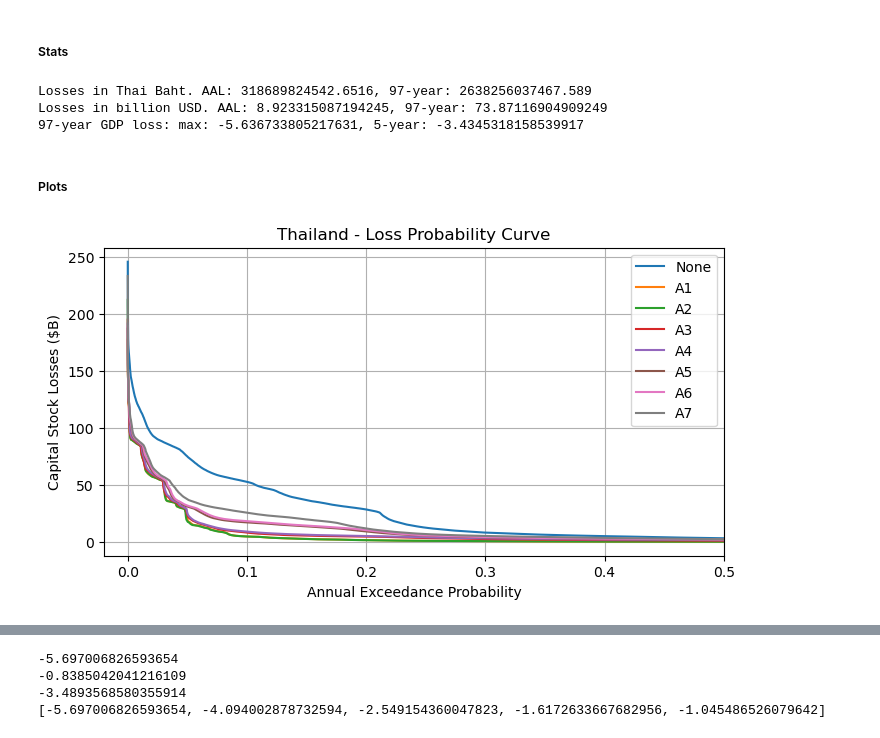
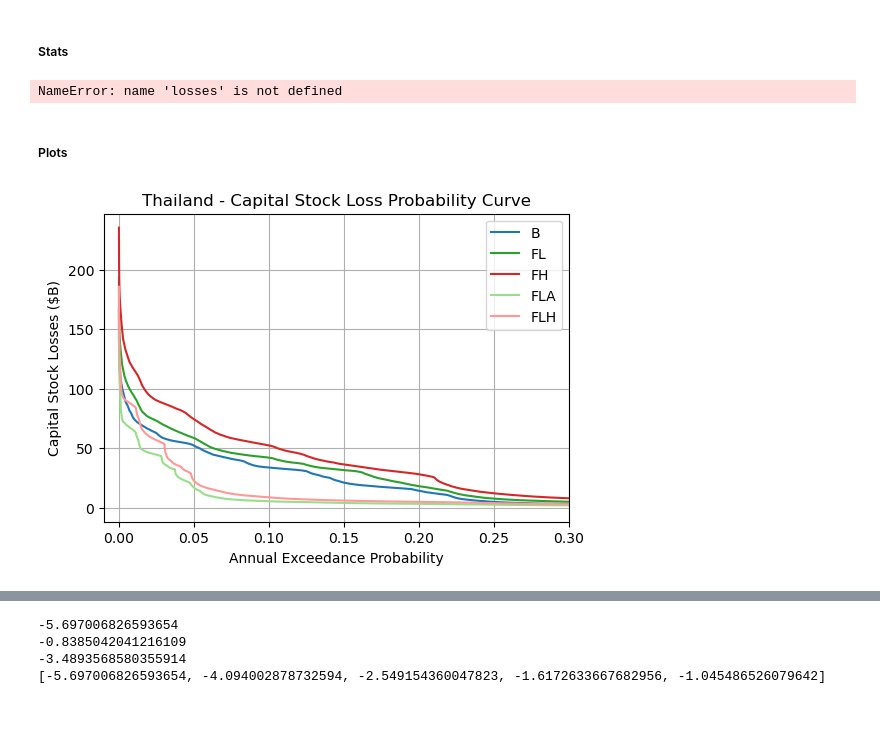
Before and after one commit to mvbnffc/sovereign-risk-tha, a Jupyter notebook: jupyter/flood_risk_DIGNAD_implementation.ipynb, the cells around one changed output, grey strips where cells are left out. Saved outputs shown, nothing was run; the diff lists cells and outputs as text; code cells hidden in the pictures.

Commit message:
uncertainty analysis

```diff
--- a/jupyter/flood_risk_DIGNAD_implementation.ipynb
+++ b/jupyter/flood_risk_DIGNAD_implementation.ipynb
@@ -247,6 +344,18 @@ NameError: name 'private_iimpact' is not defined
+# %%
+# Load the data
+import pickle
+sov_file = r"C:\Users\Mark.DESKTOP-UFHIN6T\OneDrive - Nexus365\Sovereign-Risk\Presentations\data\29-May\sov_file.pkl"
+dig_file = r"C:\Users\Mark.DESKTOP-UFHIN6T\OneDrive - Nexus365\Sovereign-Risk\Presentations\data\29-May\dig_file.pkl"
+with open(sov_file, 'rb') as file:
+    sovereign_dic = pickle.load(file)
+with open(dig_file, 'rb') as file:
+    dignad_dic = pickle.load(file)
 # %%
 # Save these to temp file
 import pickle
-sov_file = r"C:\Users\Mark.DESKTOP-UFHIN6T\OneDrive - Nexus365\Sovereign-Risk\Presentations\data\29-May\sov_file.pkl"
-with open (sov_file, 'wb') as f:
-    pickle.dump(sovereign_dic, f)
+sov_file = r"C:\Users\Mark.DESKTOP-UFHIN6T\OneDrive - Nexus365\Sovereign-Risk\Analysis\17-June\sov_file.pkl"
+dig_file = r"C:\Users\Mark.DESKTOP-UFHIN6T\OneDrive - Nexus365\Sovereign-Risk\Analysis\17-June\dig_file.pkl"
+with open (sov_file, 'rb') as f:
+    sovereign_dic = pickle.load(f)
+with open (dig_file, 'rb') as f:
+    dignad_dic = pickle.load(f)
@@ -340,6 +452,7 @@ BCR (including SO): 1.0834387335781297
 # %% [markdown]
 ##### Stats
 # %%
+rp = 100
 thb_usd_xr = 0.028
 billion = 1000000000
 thb_aal = np.mean(losses)
@@ -352,36 +465,35 @@ print('Losses in Thai Baht. AAL: %s, %s-year: %s' % (thb_aal, rp, rp_thb))
 print('Losses in billion USD. AAL: %s, %s-year: %s' % (usd_aal_b, rp, rp_usd_b))
 print('%s-year GDP loss: max: %s, 5-year: %s' % (rp, max_gdp, avg_gdp))
 # %% [output]
-Losses in Thai Baht. AAL: 318689824542.6516, 97-year: 2638256037467.589
-Losses in billion USD. AAL: 8.923315087194245, 97-year: 73.87116904909249
-97-year GDP loss: max: -5.636733805217631, 5-year: -3.4345318158539917
+NameError: name 'losses' is not defined
 # %% [markdown]
 ##### Plots
 # %%
 # Loss Probability Curve
 thb_usd_xr = 0.028
 billion = 1000000000
 num_years = 100000
 exceedance_probabilities = np.arange(num_years, 0, -1) / num_years
 # Step 3: Plot the loss probability graph
-plt.figure(figsize=(8, 4))
-plt.plot(exceedance_probabilities, (dignad_dic['Future_High_Emission']['Baseline'][0]*thb_usd_xr)/billion, linestyle='-', label='None')
-plt.plot(exceedance_probabilities, (dignad_dic['Future_High_Emission']['Urban_Protection_11'][0]*thb_usd_xr)/billion, linestyle='-', label='A1')
-plt.plot(exceedance_probabilities, (dignad_dic['Future_High_Emission']['Urban_Protection_12'][0]*thb_usd_xr)/billion, linestyle='-', label='A2')
-plt.plot(exceedance_probabilities, (dignad_dic['Future_High_Emission']['Urban_Protection_13'][0]*thb_usd_xr)/billion, linestyle='-', label='A3')
-plt.plot(exceedance_probabilities, (dignad_dic['Future_High_Emission']['Urban_Protection_21'][0]*thb_usd_xr)/billion, linestyle='-', label='A4')
-plt.plot(exceedance_probabilities, (dignad_dic['Future_High_Emission']['Urban_Protection_22'][0]*thb_usd_xr)/billion, linestyle='-', label='A5')
-plt.plot(exceedance_probabilities, (dignad_dic['Future_High_Emission']['Urban_Protection_23'][0]*thb_usd_xr)/billion, linestyle='-', label='A6')
-plt.plot(exceedance_probabilities, (dignad_dic['Future_High_Emission']['Urban_Protection_30'][0]*thb_usd_xr)/billion, linestyle='-', label='A7')
+plt.figure(figsize=(6, 4))
+plt.plot(exceedance_probabilities, (dignad_dic['Today']['Baseline'][0]*thb_usd_xr)/billion, linestyle='-', color='#1F77B4', label='B')
+plt.plot(exceedance_probabilities, (dignad_dic['Future_Low_Emission']['Baseline'][0]*thb_usd_xr)/billion, color = '#2CA02C', linestyle='-', label='FL')
+plt.plot(exceedance_probabilities, (dignad_dic['Future_High_Emission']['Baseline'][0]*thb_usd_xr)/billion, color = '#D62728', linestyle='-', label='FH')
+plt.plot(exceedance_probabilities, (dignad_dic['Future_Low_Emission']['Urban_Protection_21'][0]*thb_usd_xr)/billion, color='#98DF8A', linestyle='-', label='FLA')
+plt.plot(exceedance_probabilities, (dignad_dic['Future_High_Emission']['Urban_Protection_21'][0]*thb_usd_xr)/billion, color='#FF9896', linestyle='-', label='FLH')
+# plt.plot(exceedance_probabilities, (dignad_dic['Future_High_Emission']['Urban_Protection_22'][0]*thb_usd_xr)/billion, linestyle='-', label='A5')
+# plt.plot(exceedance_probabilities, (dignad_dic['Future_High_Emission']['Urban_Protection_23'][0]*thb_usd_xr)/billion, linestyle='-', label='A6')
+# plt.plot(exceedance_probabilities, (dignad_dic['Future_High_Emission']['Urban_Protection_30'][0]*thb_usd_xr)/billion, linestyle='-', label='A7')
 
 # plt.axhline(thb_aal)
 plt.ylabel('Capital Stock Losses ($B)')
 plt.xlabel('Annual Exceedance Probability')
-plt.title('Thailand - Loss Probability Curve')
+plt.title('Thailand - Capital Stock Loss Probability Curve')
 plt.legend()
-plt.xlim(left = -0.02, right = 0.5)  # adjust the right leaving left unchanged
+plt.xlim(left = -0.01, right = 0.3)  # adjust the right leaving left unchanged
 plt.grid(True)
 # plt.yscale('log')  # Optionally use a logarithmic scale for the y-axis
-plt.show()
+# plt.show()
+plt.savefig(r"C:\Users\Mark.DESKTOP-UFHIN6T\OneDrive - Nexus365\Sovereign-Risk\Write-Up\Report\Figures\capital_stock_curve.png")
 # %% [output]
-[figure, old version]
+[figure, new version]
```
Also changed, not shown: parts of 15 cells of this notebook, 10 other files.
